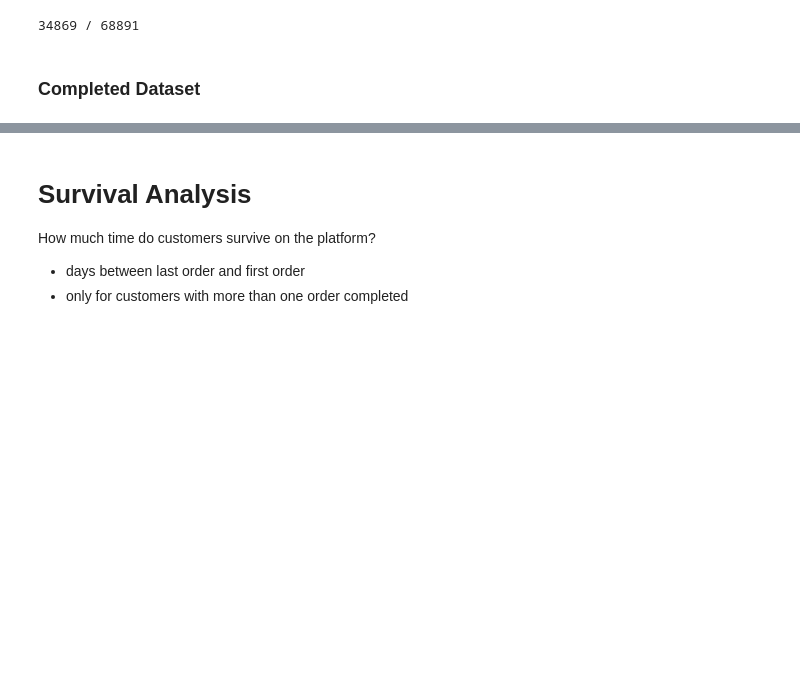
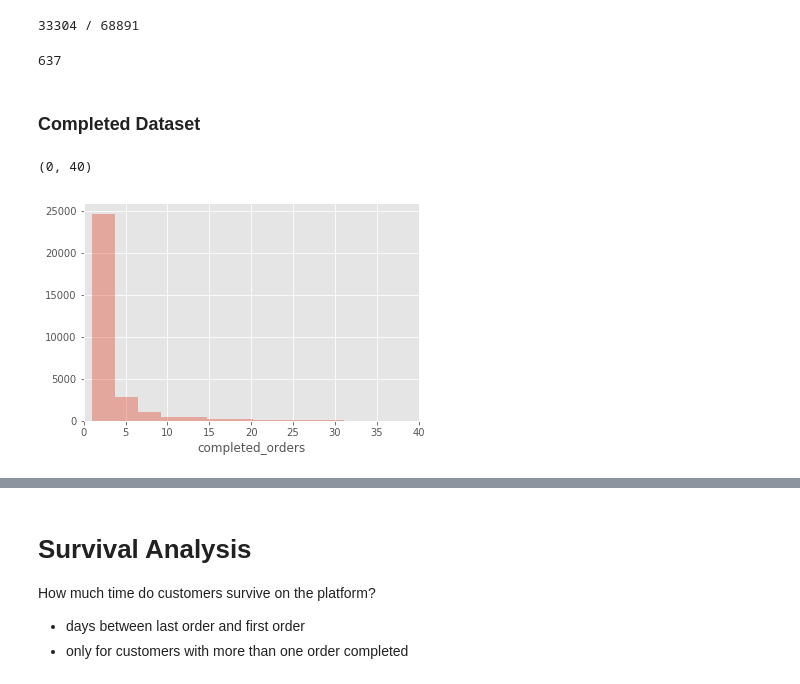
Before and after one commit to zipjet/bi-churn-analysis, a Jupyter notebook: python/survival_analysis.ipynb, the cells around one changed output, grey strips where cells are left out. Drawn from its saved outputs; the diff is of its cells as text; code cells hidden in the pictures; blank space fills up the shorter version.

```diff
--- a/python/survival_analysis.ipynb
+++ b/python/survival_analysis.ipynb
@@ -16,10 +16,11 @@ df_ord_orig = pd.read_csv('../data/order_churn_data.csv')
 df_cus_orig = pd.read_csv('../data/churn_dataset.csv')
 # %%
 # limit dataset to customers who came after 2017
-cust_ids = df_cus_orig.loc[df_cus_orig.first_order_created_datetime >= "2017-01-01"].customer_db_id
+cust_ids = df_cus_orig.loc[(df_cus_orig.first_order_created_datetime >= "2017-01-01")
+                          & (df_cus_orig.last_order_created_datetime <= "2018-09-30")].customer_db_id
 print(len(cust_ids), '/',  len(df_cus_orig))
 # %% [output]
-34869 / 68891
+33304 / 68891
 # %%
 df_ord = df_ord_orig.loc[df_ord_orig.customer_db_id.isin(cust_ids)]
 df_cus = df_cus_orig.loc[df_cus_orig.customer_db_id.isin(cust_ids)]
@@ -29,3 +33,8 @@ df_ord['days_since_last_seen'] = (datetime.now() - pd.to_datetime(df_ord.last_or
+# %%
+last_day = (datetime(2018,9,30) - datetime(2017,1,1)).days
+last_day
+# %% [output]
+637
 # %% [markdown]
 ### Completed Dataset
 # %%
@@ -51,2 +61,9 @@ df_comp['last_completed_order_day'] = (df_comp.last_completed_order - datetime(2
 # %%
 df_comp.loc[df_comp.completed_orders < 2, 'frequency'] = 45
+# %%
+sns.distplot(df_comp[['customer_db_id', 'completed_orders']]
+             .drop_duplicates().completed_orders, kde=False)
+plt.xlim(0, 40)
+# %% [output]
+(0, 40)
+[figure, added]
```
Also changed, not shown: parts of 70 cells of this notebook, 1 other file.
